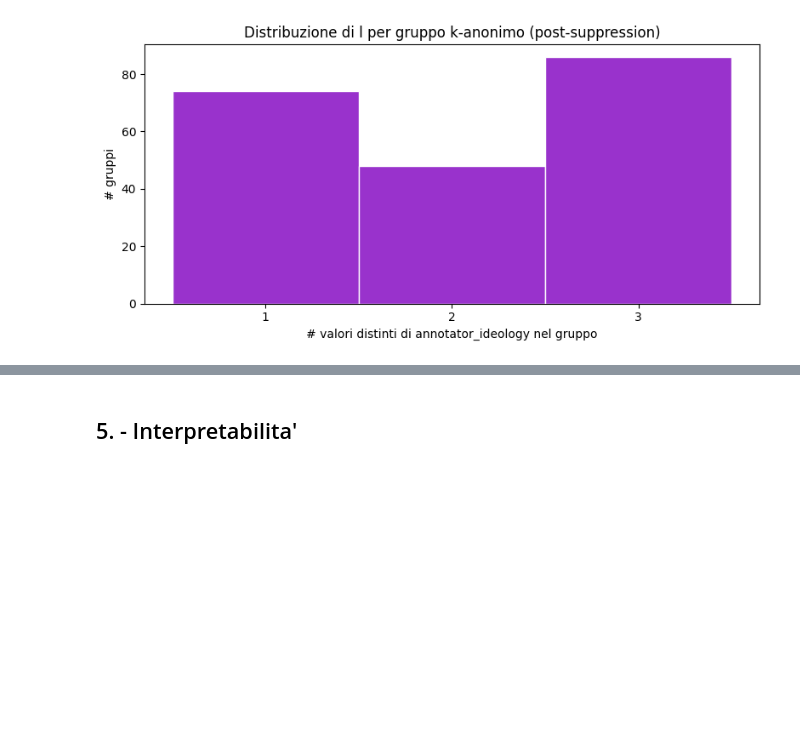
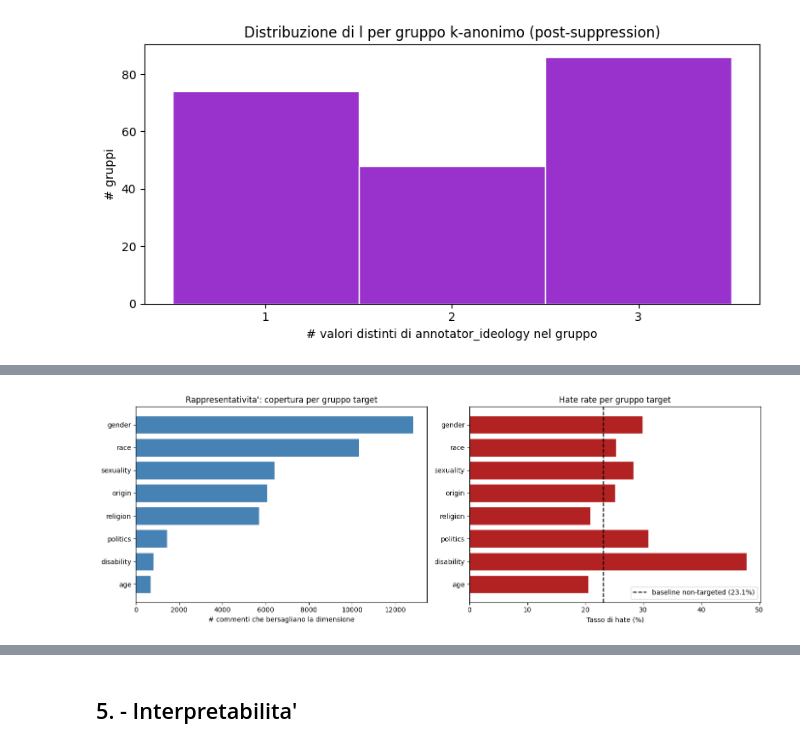
Before and after one commit to AndreaMorbello/measuring-hate-speech-audit, a Jupyter notebook: notebooks/audit.ipynb, the cells around one changed output, grey strips where cells are left out. Saved outputs shown, nothing was run; the diff lists cells and outputs as text; code cells hidden in the pictures; blank space fills up the shorter version.

```diff
--- a/notebooks/audit.ipynb
+++ b/notebooks/audit.ipynb
@@ -890,0 +1003,4 @@ Il capitolo ha trattato la privacy non come un obiettivo da raggiungere ma come
+# %%
+df_comments["hate_binary"] = (df_comments["hate_score_mean"] > 0.5).astype(int)
+df_representation = compute_target_representation(df_comments, target_dims)
+print(df_representation.to_string(index=False, float_format=lambda x: f"{x:.4f}"))
@@ -890,0 +1131,21 @@ Il capitolo ha trattato la privacy non come un obiettivo da raggiungere ma come
+# %%
+fig, axes = plt.subplots(1, 2, figsize=(14, 5))
+
+dims_only = df_representation[df_representation["dimension"] != "(non-targeted)"].sort_values("n_comments")
+
+axes[0].barh(dims_only["dimension"], dims_only["n_comments"], color="steelblue", edgecolor="white")
+axes[0].set_xlabel("# commenti che bersagliano la dimensione")
+axes[0].set_title("Rappresentativita': copertura per gruppo target")
+
+axes[1].barh(dims_only["dimension"], dims_only["hate_rate"] * 100, color="firebrick", edgecolor="white")
+axes[1].axvline(non_targeted["hate_binary"].mean() * 100, color="black", linestyle="--",
+                label=f"baseline non-targeted ({non_targeted['hate_binary'].mean()*100:.1f}%)")
+axes[1].set_xlabel("Tasso di hate (%)")
+axes[1].set_title("Hate rate per gruppo target")
+axes[1].legend()
+
+plt.tight_layout()
+fig.savefig(FIGURES_DIR / "fairness_target_representation.png", dpi=120, bbox_inches="tight")
+plt.show()
+# %% [output]
+[figure, added]
```
Also changed, not shown: parts of 47 cells of this notebook, 4 other files.
